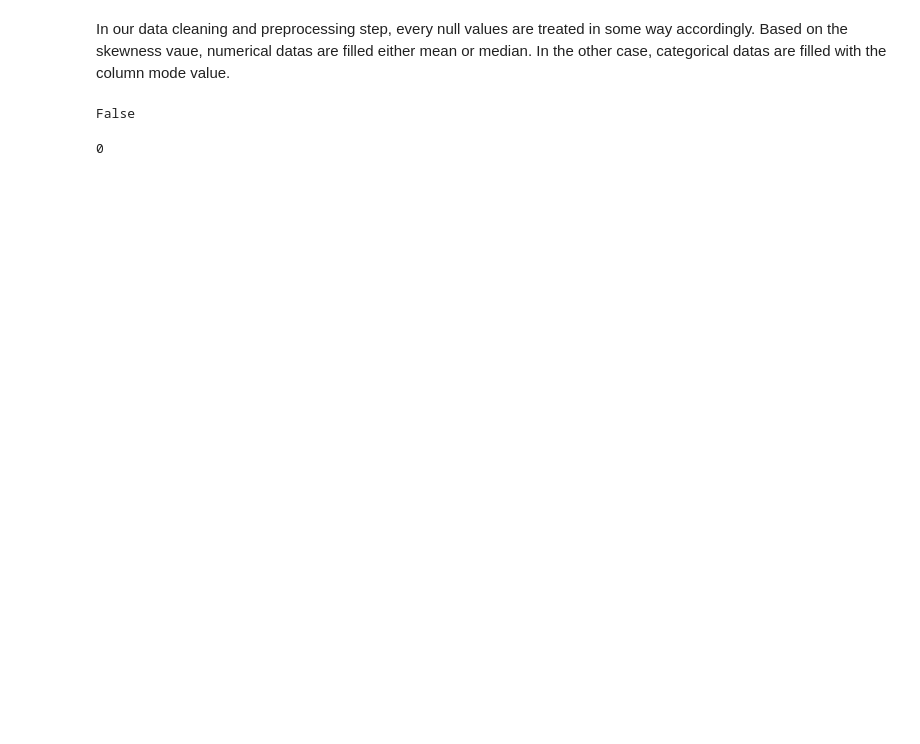
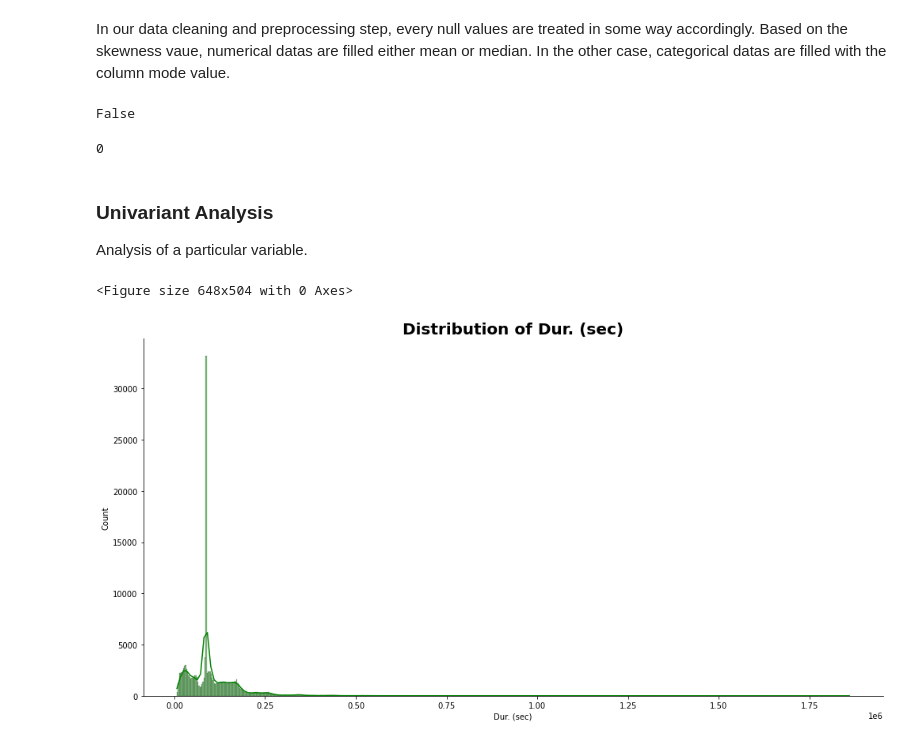
Before and after one commit to bkget/Telecom-Data-Analysis, a Jupyter notebook: notebooks/2_user_overview_analysis.ipynb, the cells around one changed output. Drawn from its saved outputs; the diff is of its cells as text; code cells hidden in the pictures; blank space fills up the shorter version.

Commit message:
Plot a duration histogram

```diff
--- a/notebooks/2_user_overview_analysis.ipynb
+++ b/notebooks/2_user_overview_analysis.ipynb
@@ -242,3 +245,11 @@ False
 explore_feature_df.isnull().sum().sum()
 # %% [output]
 0
+# %% [markdown]
+### Univariant Analysis
+Analysis of a particular variable.
+# %%
+plots.hist(explore_feature_df, 'Dur. (sec)','green')
+# %% [output]
+<Figure size 648x504 with 0 Axes>
+[figure, added]
```
Also changed, not shown: parts of 3 cells of this notebook, 1 other file.
